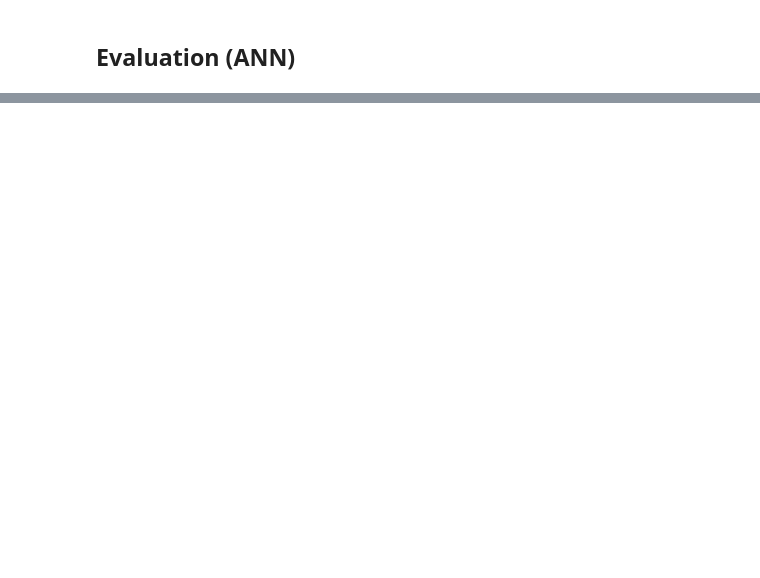
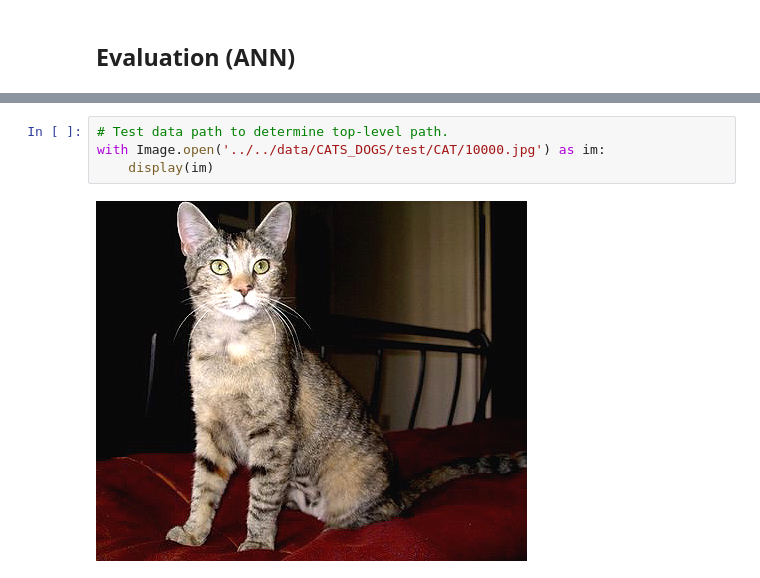
Before and after one commit to faGH/fa.intelligence.notebooks, a Jupyter notebook: labs/pytorch/8 - convolutional_neural_networks.ipynb, the cells around one changed output, grey strips where cells are left out. Saved outputs shown, nothing was run; the diff lists cells and outputs as text; blank space fills up the shorter version.

```diff
--- a/labs/pytorch/8 - convolutional_neural_networks.ipynb
+++ b/labs/pytorch/8 - convolutional_neural_networks.ipynb
@@ -232,0 +480,6 @@ array([[ 969,    0,    3,    1,    1,    2,    3,    0,    4,    2],
+# %%
+# Test data path to determine top-level path.
+with Image.open('../../data/CATS_DOGS/test/CAT/10000.jpg') as im:
+    display(im)
+# %% [output]
+[figure, added]
```
Also changed, not shown: parts of 68 cells of this notebook, 1 other file.
